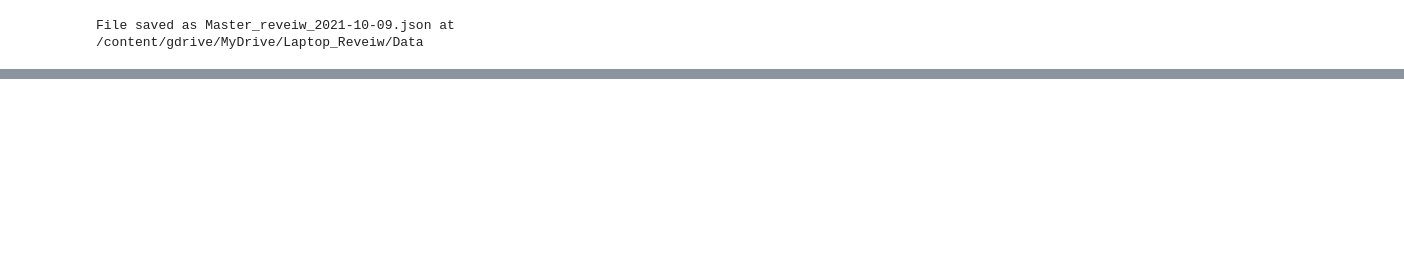
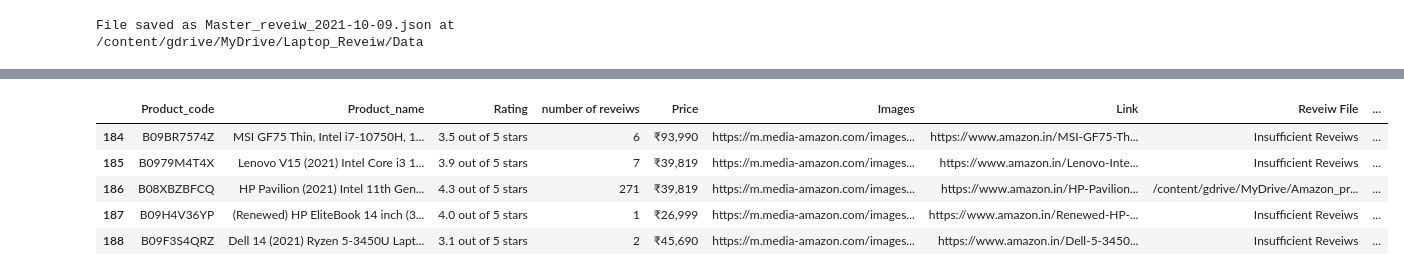
Before and after one commit to DibyaSadhukhan/Amazon_Review_Analysis, a Jupyter notebook: Laptop_reveiw_Sentiment_Analysis_17_07.ipynb, the cells around one changed output, grey strips where cells are left out. Cells and saved outputs as stored; diff of their text form; code cells hidden in the pictures; blank space fills up the shorter version.

```diff
--- a/Laptop_reveiw_Sentiment_Analysis_17_07.ipynb
+++ b/Laptop_reveiw_Sentiment_Analysis_17_07.ipynb
@@ -433,0 +453,9 @@ File saved as Master_reveiw_2021-10-09.json at /content/gdrive/MyDrive/Laptop_Re
+# %%
+reveiw_true.tail()
+# %% [output]
+|  | Product_code | Product_name | Rating | number of reveiws | Price | Images | Link | Reveiw File | ... |
+| 184 | B09BR7574Z | MSI GF75 Thin, Intel i7-10750H, 1... | 3.5 out of 5 stars | 6 | ₹93,990 | https://m.media-amazon.com/images... | https://www.amazon.in/MSI-GF75-Th... | Insufficient Reveiws | ... |
+| 185 | B0979M4T4X | Lenovo V15 (2021) Intel Core i3 1... | 3.9 out of 5 stars | 7 | ₹39,819 | https://m.media-amazon.com/images... | https://www.amazon.in/Lenovo-Inte... | Insufficient Reveiws | ... |
+| 186 | B08XBZBFCQ | HP Pavilion (2021) Intel 11th Gen... | 4.3 out of 5 stars | 271 | ₹39,819 | https://m.media-amazon.com/images... | https://www.amazon.in/HP-Pavilion... | /content/gdrive/MyDrive/Amazon_pr... | ... |
+| 187 | B09H4V36YP | (Renewed) HP EliteBook 14 inch (3... | 4.0 out of 5 stars | 1 | ₹26,999 | https://m.media-amazon.com/images... | https://www.amazon.in/Renewed-HP-... | Insufficient Reveiws | ... |
+| 188 | B09F3S4QRZ | Dell 14 (2021) Ryzen 5-3450U Lapt... | 3.1 out of 5 stars | 2 | ₹45,690 | https://m.media-amazon.com/images... | https://www.amazon.in/Dell-5-3450... | Insufficient Reveiws | ... |
```
Also changed, not shown: parts of 10 cells of this notebook.
